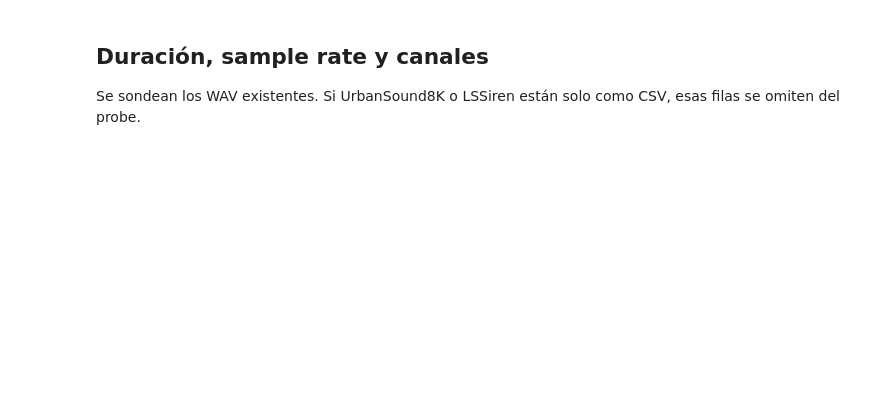
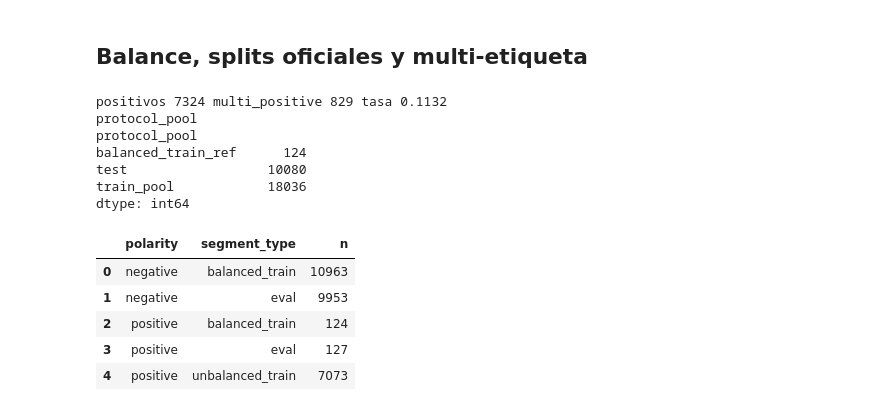
Before and after one commit to jeancdevx/doppler-ml, a Jupyter notebook: notebooks/02_exploracion.ipynb, the cells around one changed output. Cells and saved outputs as stored; diff of their text form; code cells hidden in the pictures; blank space fills up the shorter version.

```diff
--- a/notebooks/02_exploracion.ipynb
+++ b/notebooks/02_exploracion.ipynb
@@ -588,4 +790,46 @@ counts
-# %% [markdown]
-## Duración, sample rate y canales
-
-Se sondean los WAV existentes. Si UrbanSound8K o LSSiren están solo como CSV, esas filas se omiten del probe.
+# %% [markdown]
+## Balance, splits oficiales y multi-etiqueta
+# %%
+if ev.empty:
+    split_counts = pd.DataFrame()
+    type_counts = pd.DataFrame()
+    print("sin AudioSet-EV")
+else:
+    ev = ev.copy()
+    ev["protocol_pool"] = [
+        assign_audioset_protocol_split(p, s) for p, s in zip(ev["polarity"], ev["segment_type"])
+    ]
+    split_counts = ev.groupby(["polarity", "segment_type"]).size().reset_index(name="n")
+    split_counts.to_csv(TAB / "audioset_ev_split_counts.csv", index=False)
+    type_counts = ev.groupby(["polarity", "label"]).size().reset_index(name="n")
+    type_counts.to_csv(TAB / "audioset_ev_label_counts.csv", index=False)
+    n_pos = int((ev["polarity"] == "positive").sum())
+    n_multi = int(ev["multi_positive"].fillna(False).astype(bool).sum()) if n_pos else 0
+    print("positivos", n_pos, "multi_positive", n_multi, "tasa", round(n_multi / n_pos, 4) if n_pos else None)
+    print("protocol_pool")
+    print(ev.groupby("protocol_pool").size())
+
+    fig, axes = plt.subplots(1, 2, figsize=(11, 4.2))
+    sns.barplot(data=type_counts.sort_values("n", ascending=False), x="label", y="n", hue="polarity", ax=axes[0])
+    axes[0].tick_params(axis="x", rotation=35)
+    axes[0].set_title("Etiquetas AudioSet-EV")
+    sns.barplot(data=split_counts, x="segment_type", y="n", hue="polarity", ax=axes[1])
+    axes[1].set_title("Splits oficiales")
+    fig.tight_layout()
+    fig.savefig(FIG / "audioset_class_balance.png", bbox_inches="tight")
+    plt.show()
+split_counts
+# %% [output]
+positivos 7324 multi_positive 829 tasa 0.1132
+protocol_pool
+protocol_pool
+balanced_train_ref      124
+test                  10080
+train_pool            18036
+dtype: int64
+|  | polarity | segment_type | n |
+| 0 | negative | balanced_train | 10963 |
+| 1 | negative | eval | 9953 |
+| 2 | positive | balanced_train | 124 |
+| 3 | positive | eval | 127 |
+| 4 | positive | unbalanced_train | 7073 |
```
Also changed, not shown: parts of 22 cells of this notebook, 3 other files.
